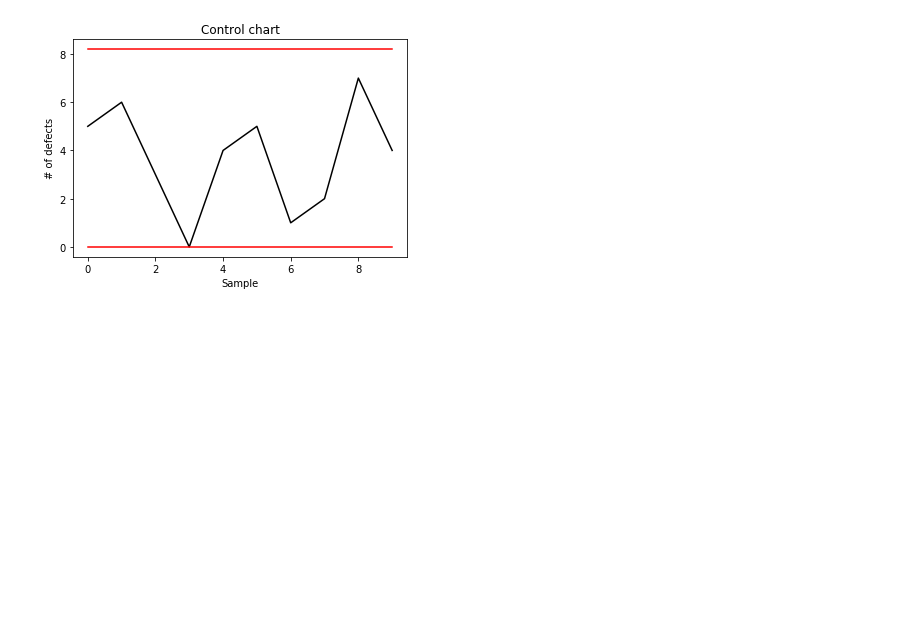
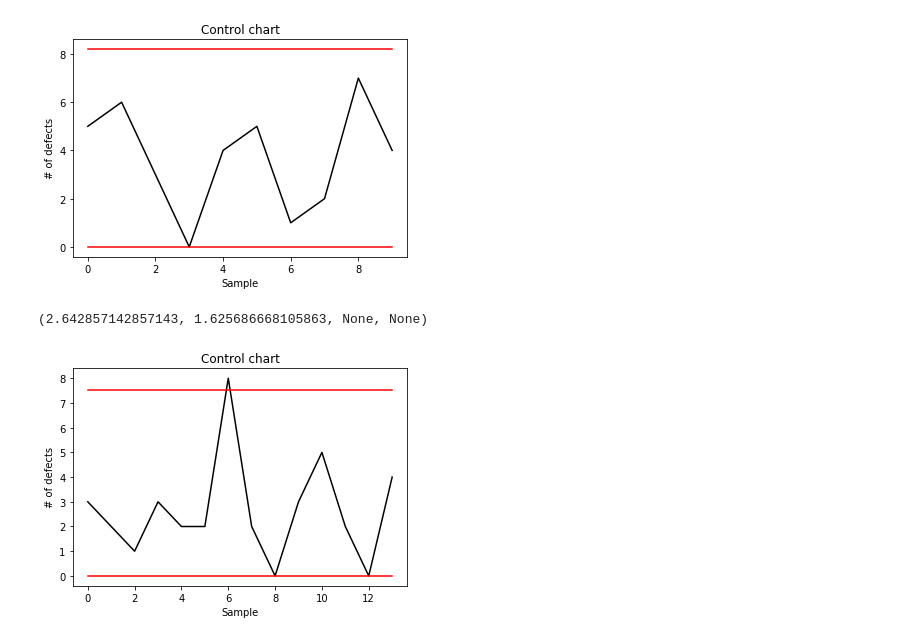
Before and after one commit to eponkratova/statistics, a Jupyter notebook: code.ipynb, the cells around one changed output. Saved outputs shown, nothing was run; the diff lists cells and outputs as text; code cells hidden in the pictures; blank space fills up the shorter version.

Commit message:
added pareto-, p-chart, and c-chart exercise

```diff
--- a/code.ipynb
+++ b/code.ipynb
@@ -2310,3 +2310,49 @@ plt.ylabel('# of defects')
 plt.show()
 # %% [output]
 [figure]
+# %%
+#C-chart
+#Creating a dataset
+raw = [
+{'defects': 3},
+{'defects': 2},
+{'defects': 1},
+{'defects': 3},
+{'defects': 2},
+{'defects': 2},
+{'defects': 8},
+{'defects': 2},
+{'defects': 0},
+{'defects': 3},
+{'defects': 5},
+{'defects': 2},
+{'defects': 0} ,
+{'defects': 4}
+ ]
+
+df = pd.DataFrame(raw)
+# %%
+def control_limits_number_of_units(defects, data):
+    """The function calculates control limits for the number of defects per unit calculation"""
+    mean = defects.sum()/float(len(data))
+    st_dev = mean ** 0.5
+    ucl = mean + 3 * st_dev
+    if (mean - 3 * st_dev) < 0:
+        lcl = 0
+    else:
+        lcl = (mean - 3 * st_dev)
+    return mean, st_dev, data.insert(data.shape[1], 'lcl', lcl), data.insert(data.shape[1], 'ucl', ucl)
+control_limits_number_of_units(df.iloc[:,0], df)
+# %% [output]
+(2.642857142857143, 1.625686668105863, None, None)
+# %%
+#Plotting the results
+plt.plot('defects', data = df, color='black')
+plt.plot('lcl', data = df, color='red')
+plt.plot('ucl', data = df, color='red')
+plt.title('Control chart')
+plt.xlabel('Sample')
+plt.ylabel('# of defects')
+plt.show()
+# %% [output]
+[figure, added]
```
Also changed, not shown: parts of 3 cells of this notebook.
